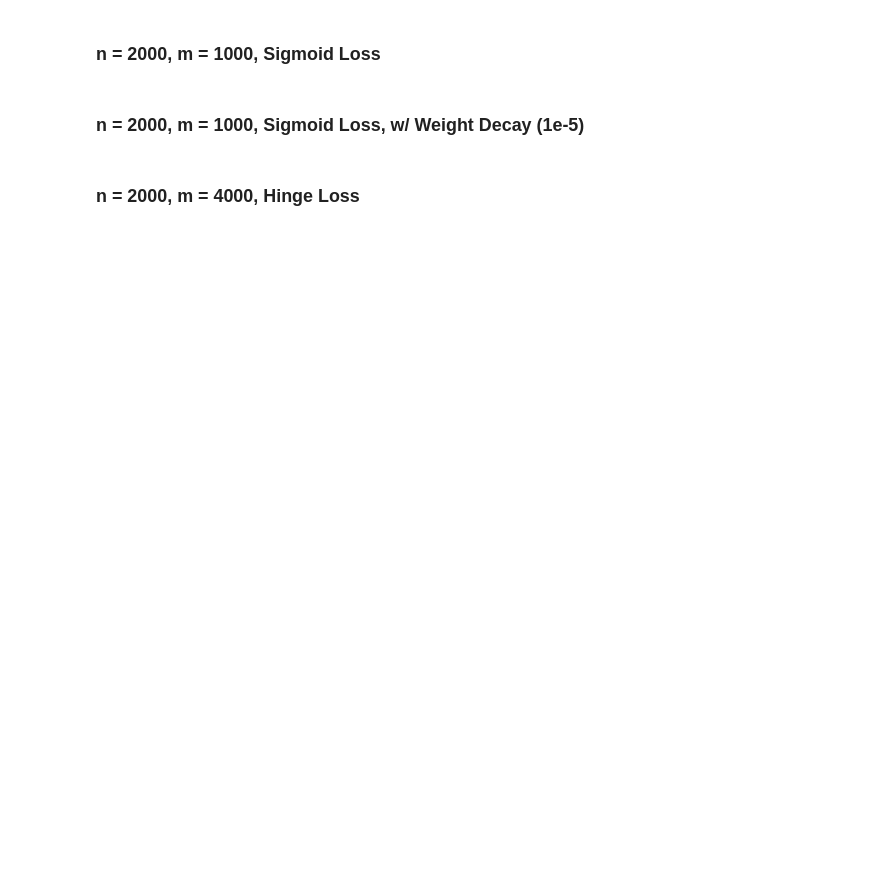
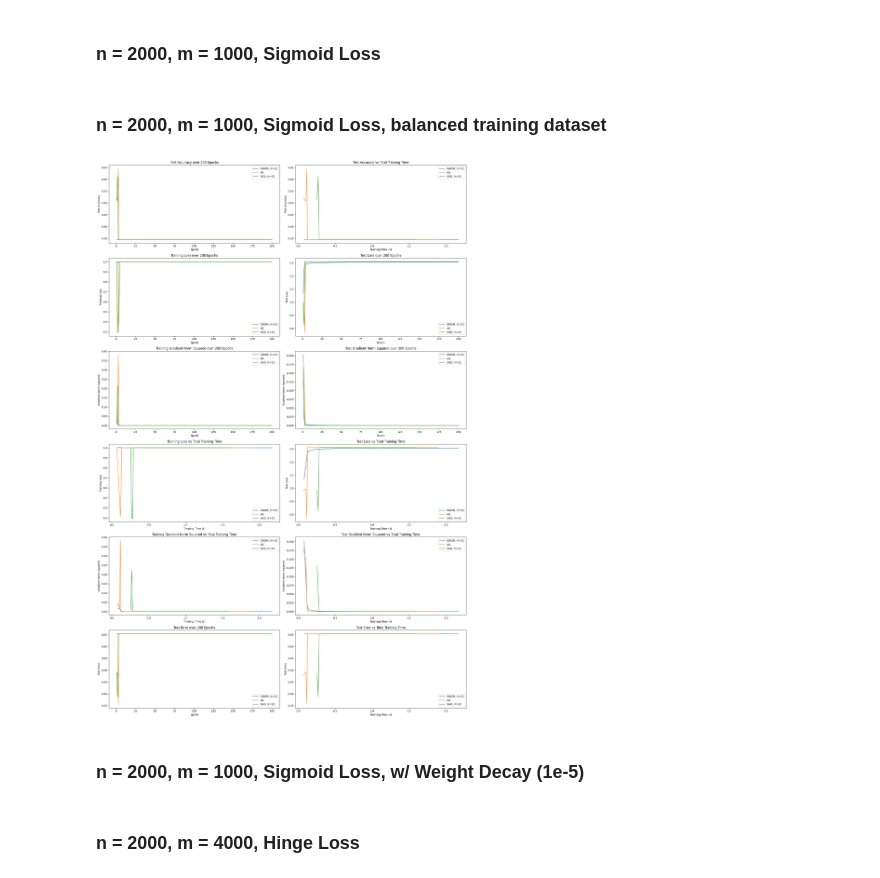
Before and after one commit to thomask902/2024-Numerical-Optimization-Research, a Jupyter notebook: svm/svm_analysis.ipynb, the cells around one changed output. Cells and saved outputs as stored; diff of their text form; code cells hidden in the pictures; blank space fills up the shorter version.

```diff
--- a/svm/svm_analysis.ipynb
+++ b/svm/svm_analysis.ipynb
@@ -485,5 +486,18 @@ labels = ["AG, lr=22", "AG, lr=1", "AG, lr=0.1"]
 
 plot_results(files, labels)
+# %% [markdown]
+### n = 2000, m = 1000, Sigmoid Loss, balanced training dataset
+# %%
+gnom = "generated/sigmoid/n_2000_m_1000_balanced/GNOM/lr-22.0/200/no_batching/no_wd/2024-10-18-10:51:31/results.csv"
+ag = "generated/sigmoid/n_2000_m_1000_balanced/AG/lr-22.0/200/no_batching/no_wd/2024-10-18-10:55:15/results.csv"
+sgd = "generated/sigmoid/n_2000_m_1000_balanced/GD/lr-22.0/200/no_batching/no_wd/2024-10-18-10:50:26/results.csv"
+
+files = [gnom, ag, sgd]
+labels = ["GNOM, lr=22", "AG", "SGD, lr=22"]
+
+plot_results(files, labels)
+# %% [output]
+[figure, added]
 # %% [markdown]
 ### n = 2000, m = 1000, Sigmoid Loss, w/ Weight Decay (1e-5)
 # %%
```
Also changed, not shown: parts of 10 cells of this notebook, 5 other files.
